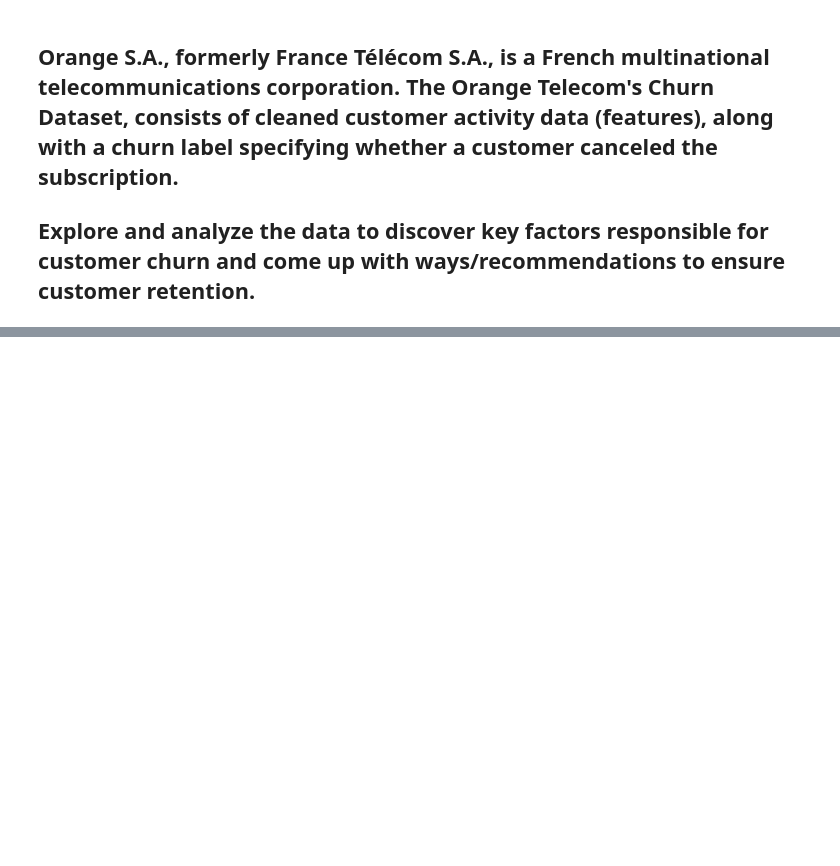
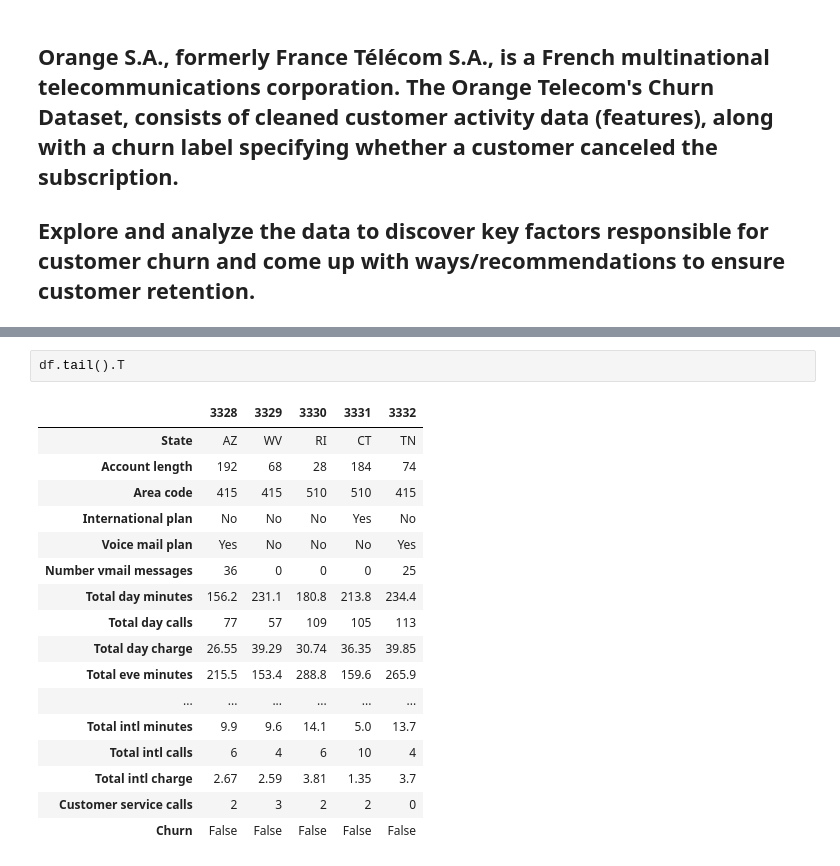
Before and after one commit to Vineeth-vj/Telecom-churn-analysis, a Jupyter notebook: Telecom_Churn_Analysis_Capstone_Project_Solution.ipynb, the cells around one changed output, grey strips where cells are left out. Cells and saved outputs as stored; diff of their text form; blank space fills up the shorter version.

```diff
--- a/Telecom_Churn_Analysis_Capstone_Project_Solution.ipynb
+++ b/Telecom_Churn_Analysis_Capstone_Project_Solution.ipynb
@@ -78,0 +72,20 @@ memory usage: 498.1+ KB
+# %%
+df.tail().T
+# %% [output]
+|  | 3328 | 3329 | 3330 | 3331 | 3332 |
+| State | AZ | WV | RI | CT | TN |
+| Account length | 192 | 68 | 28 | 184 | 74 |
+| Area code | 415 | 415 | 510 | 510 | 415 |
+| International plan | No | No | No | Yes | No |
+| Voice mail plan | Yes | No | No | No | Yes |
+| Number vmail messages | 36 | 0 | 0 | 0 | 25 |
+| Total day minutes | 156.2 | 231.1 | 180.8 | 213.8 | 234.4 |
+| Total day calls | 77 | 57 | 109 | 105 | 113 |
+| Total day charge | 26.55 | 39.29 | 30.74 | 36.35 | 39.85 |
+| Total eve minutes | 215.5 | 153.4 | 288.8 | 159.6 | 265.9 |
+| ... | ... | ... | ... | ... | ... |
+| Total intl minutes | 9.9 | 9.6 | 14.1 | 5.0 | 13.7 |
+| Total intl calls | 6 | 4 | 6 | 10 | 4 |
+| Total intl charge | 2.67 | 2.59 | 3.81 | 1.35 | 3.7 |
+| Customer service calls | 2 | 3 | 2 | 2 | 0 |
+| Churn | False | False | False | False | False |
```
Also changed, not shown: parts of 19 cells of this notebook.
